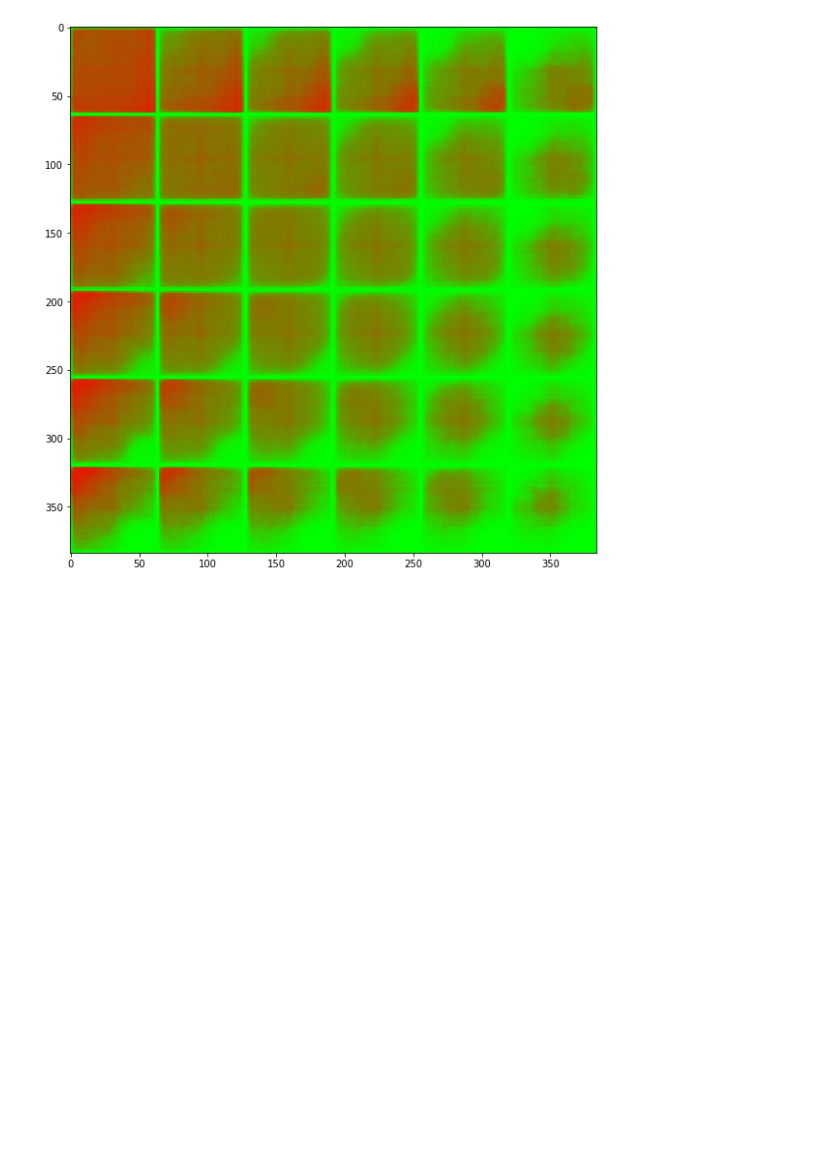
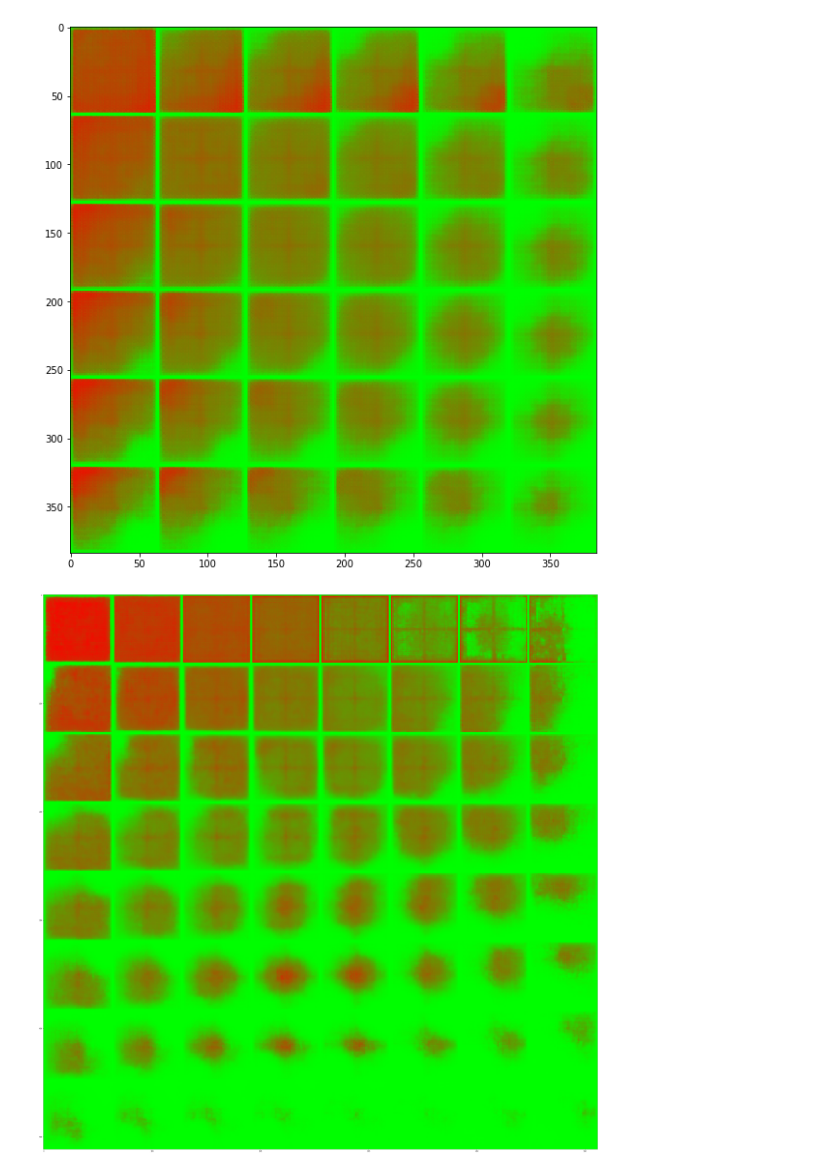
Before and after one commit to davidaramant/tiledriver-ml, a Jupyter notebook: Tiledriver VAE.ipynb, the cells around one changed output. Cells and saved outputs as stored; diff of their text form; code cells hidden in the pictures; blank space fills up the shorter version.

```diff
--- a/Tiledriver VAE.ipynb
+++ b/Tiledriver VAE.ipynb
@@ -367,7 +367,7 @@ import matplotlib.pyplot as plt
 from scipy.stats import norm
 
 # Display a 2D manifold of the maps
-n = 6
+n = 8
 map_size = 64
 figure = np.zeros((map_size * n, map_size * n, len(EncodingDim)))
 # Linearly spaced coordinates on the unit square were transformed
@@ -391,3 +391,9 @@ plt.imshow(figure, interpolation='nearest')
 plt.show()
 # %% [output]
 [figure]
+# %%
+plt.figure(figsize=(64, 64))
+plt.imshow(figure, interpolation='nearest')
+plt.show()
+# %% [output]
+[figure, added]
```
Also changed, not shown: parts of 3 cells of this notebook.
